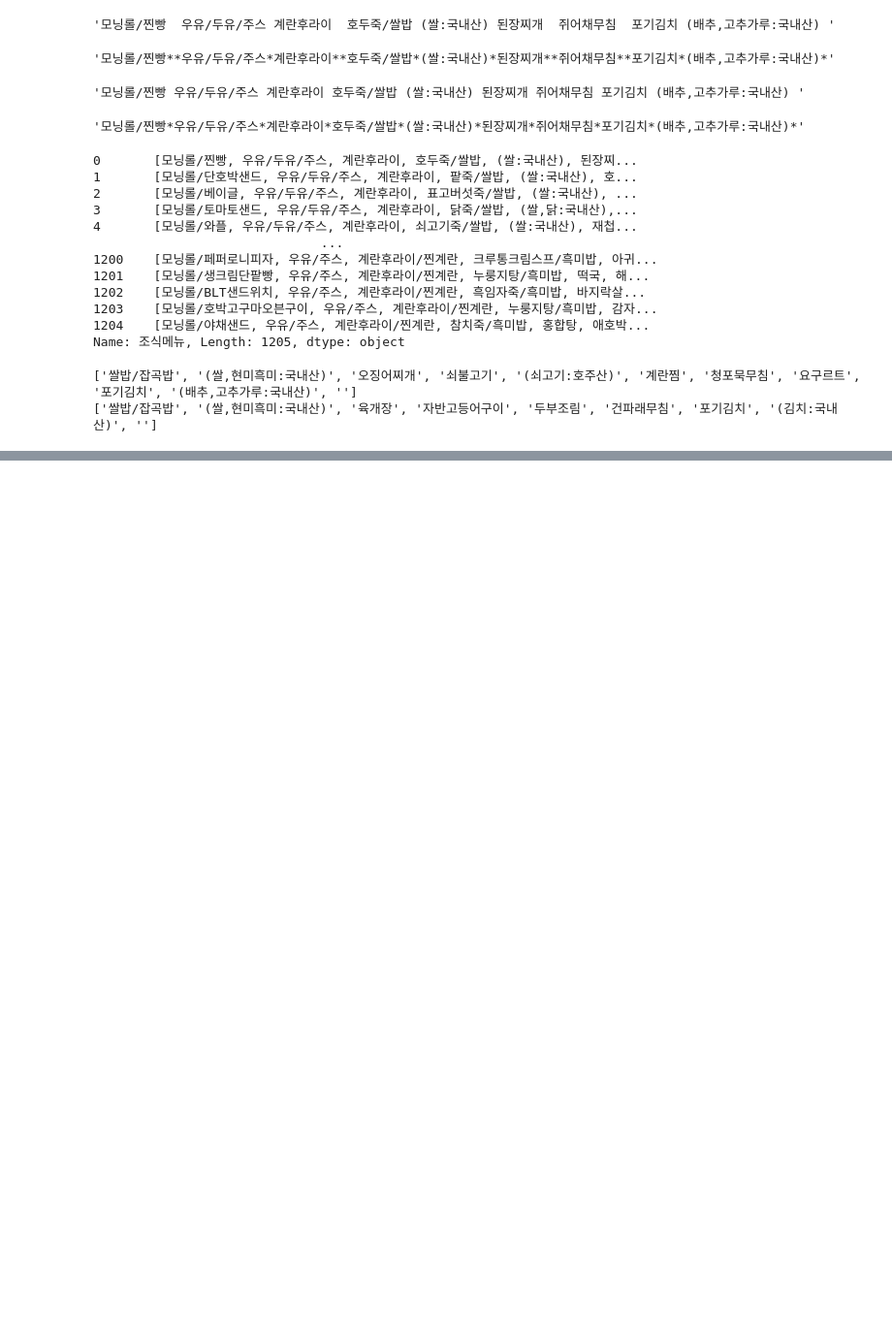
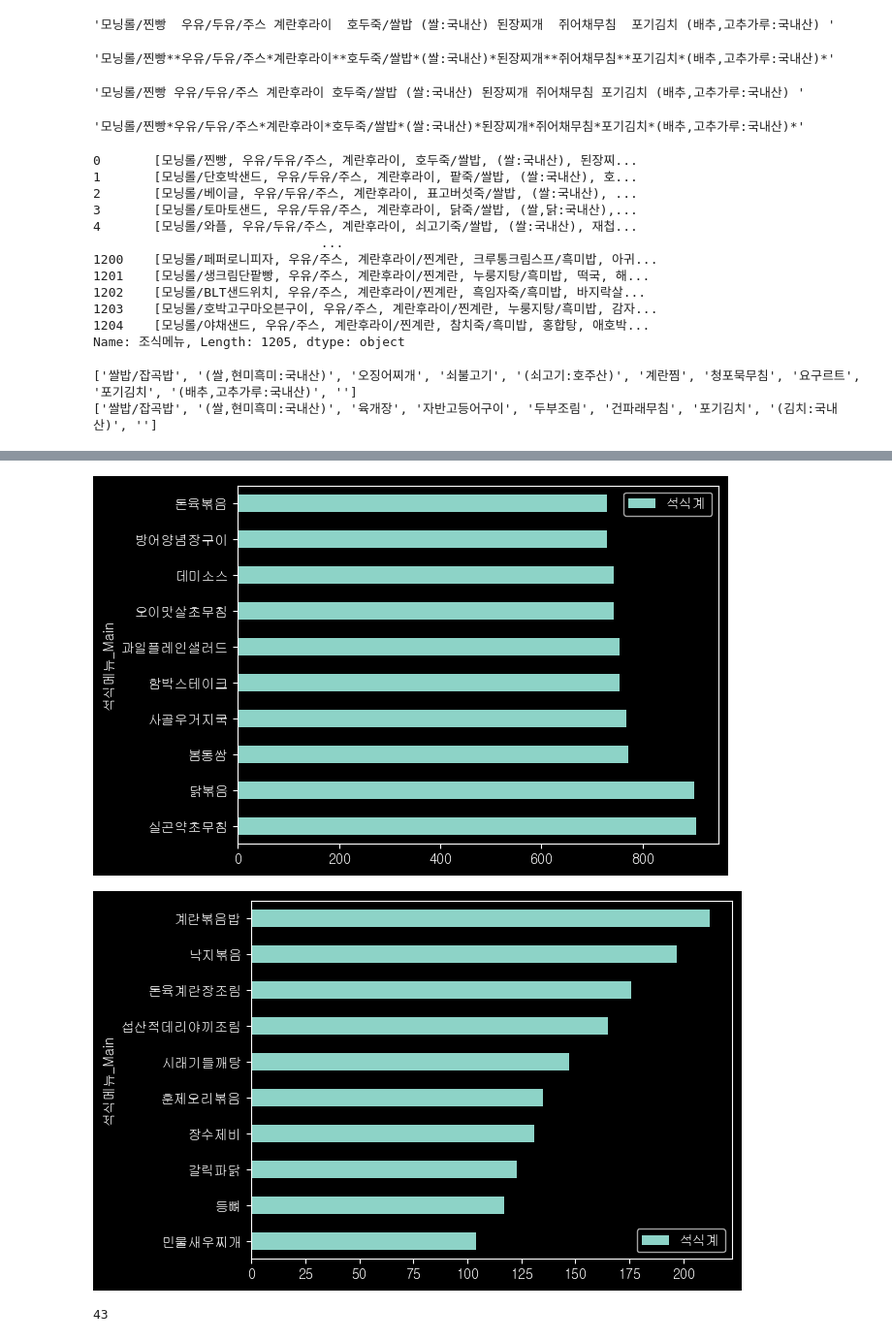
Before and after one commit to good0neighbour/ESTCampAI, a Jupyter notebook: 머신러닝/ex03구내식당관리.ipynb, the cells around one changed output, grey strips where cells are left out. Shown at 97% size. Saved outputs shown, nothing was run; the diff lists cells and outputs as text; code cells hidden in the pictures; blank space fills up the shorter version.

```diff
--- a/머신러닝/ex03구내식당관리.ipynb
+++ b/머신러닝/ex03구내식당관리.ipynb
@@ -305,0 +337,3 @@ print(df['석식메뉴'][0])
+# %%
+# 조식, 중식, 석식 메뉴별 TF-IDF 점수 변환
+X = vectorizer.fit_transform(df['중식메뉴'])
@@ -305,0 +468,30 @@ print(df['석식메뉴'][0])
+# %%
+df_lunch = pd.DataFrame(df.groupby('석식메뉴_Main')['석식계'].mean())
+df_lunch10 = df_lunch.sort_values(by=['석식계'], ascending = False).head(10)
+df_lunch10.plot(kind = 'barh')
+plt.show()
+
+# 오름차순(ascending=True)
+# 가정의날, 자기개발의날, 자기계발의날 등 메뉴가 아닌것들이 확인
+# 석식 메뉴가 없는 데이터도 존재한다는 것을 확인함
+# 메뉴가 없는날의 데이터는 삭제해도 되지않을까?
+
+df_lunch10 = df_lunch.sort_values(by=['석식계'], ascending = True).head(17)[7:]
+df_lunch10.plot(kind = 'barh')
+plt.show()
+
+# 내림차순(ascending=False)
+# 실곤약초무침, 닭볶음이 높게 관측되었지만 중식계에 비해서는 식수인원이 부족함이 확인됨
+# 기본적으로 석식을 먹는 인원이 중식에 비해서 훨씬 적음을 알 수 있다.
+# 석식을 먹는 인원이 적기 때문에 그만큼 재고관리의 중요도가 높음
+# %% [output]
+[figure, added]
+[figure, added]
+# %%
+# 석식계 == 0에 대한 개수 확인
+sum(df['석식계'] == 0)
+
+# 특정 이벤트나 활동이 있을 때 석식이 제공되지 않는다.
+# 전체 데이터 1205ea 중 43ea로 확인되기 때문에 개수가 적어서 제거하는 쪽으로 진행
+# %% [output]
+43
```
Also changed, not shown: parts of 19 cells of this notebook.
